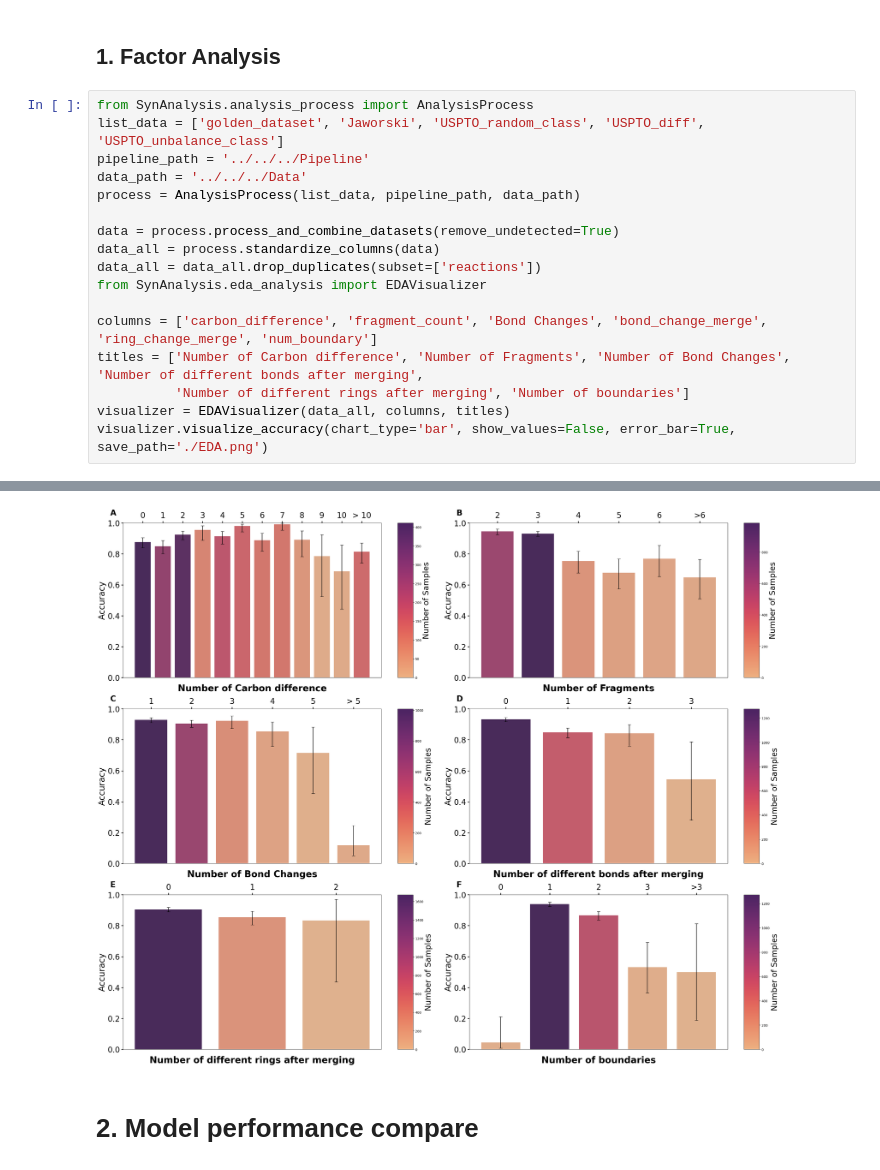
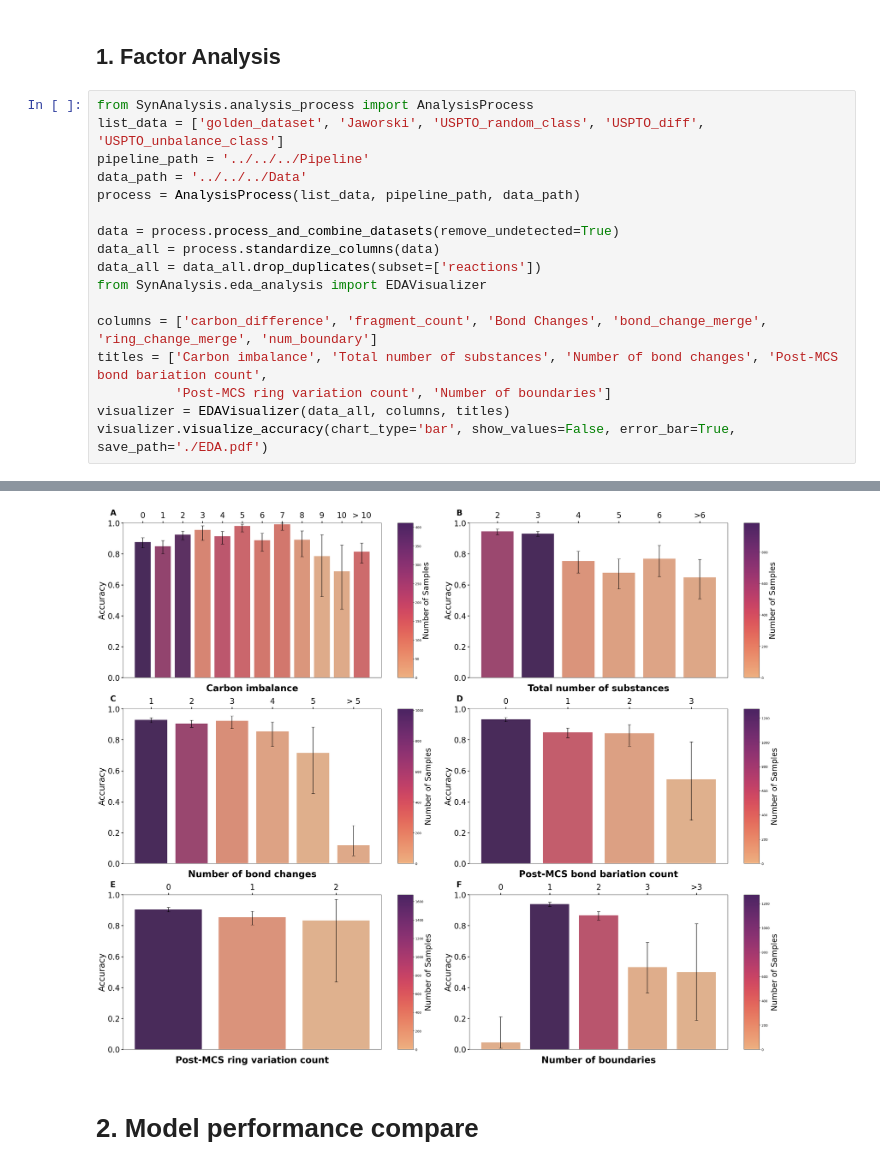
Before and after one commit to TieuLongPhan/SynRBL, a Jupyter notebook: Pipeline/Validation/Analysis/Analysis_vis.ipynb, the cells around one changed output, grey strips where cells are left out. Cells and saved outputs as stored; diff of their text form.

```diff
--- a/Pipeline/Validation/Analysis/Analysis_vis.ipynb
+++ b/Pipeline/Validation/Analysis/Analysis_vis.ipynb
@@ -20,8 +20,8 @@ data_all = data_all.drop_duplicates(subset=['reactions'])
 from SynAnalysis.eda_analysis import EDAVisualizer
 
 columns = ['carbon_difference', 'fragment_count', 'Bond Changes', 'bond_change_merge', 'ring_change_merge', 'num_boundary']
-titles = ['Number of Carbon difference', 'Number of Fragments', 'Number of Bond Changes', 'Number of different bonds after merging',
-          'Number of different rings after merging', 'Number of boundaries']
+titles = ['Carbon imbalance', 'Total number of substances', 'Number of bond changes', 'Post-MCS bond bariation count',
+          'Post-MCS ring variation count', 'Number of boundaries']
 visualizer = EDAVisualizer(data_all, columns, titles)
-visualizer.visualize_accuracy(chart_type='bar', show_values=False, error_bar=True, save_path='./EDA.png')
+visualizer.visualize_accuracy(chart_type='bar', show_values=False, error_bar=True, save_path='./EDA.pdf')
 # %% [output]
@@ -35,14 +35,14 @@ visualizer.visualize_accuracy(chart_type='bar', show_values=False, error_bar=Tru
 A value is trying to be set on a copy of a slice from a DataFrame.
 Try using .loc[row_indexer,col_indexer] = value instead
 
 See the caveats in the documentation: https://pandas.pydata.org/pandas-docs/stable/user_guide/indexing.html#returning-a-view-versus-a-copy
   data['Result'] = data['Result'].astype('bool')
 ... (20 lines left out)
 
 Passing `palette` without assigning `hue` is deprecated and will be removed in v0.14.0. Assign the `x` variable to `hue` and set `legend=False` for the same effect.
 
   sns.barplot(data=data, x=column, y='Accuracy', palette=colors, ax=ax)
-[figure, old version]
+[figure, new version]
 # %% [markdown]
 # 2. Model performance compare
 # %%
```
Also changed, not shown: parts of 5 cells of this notebook, 1 other file.
